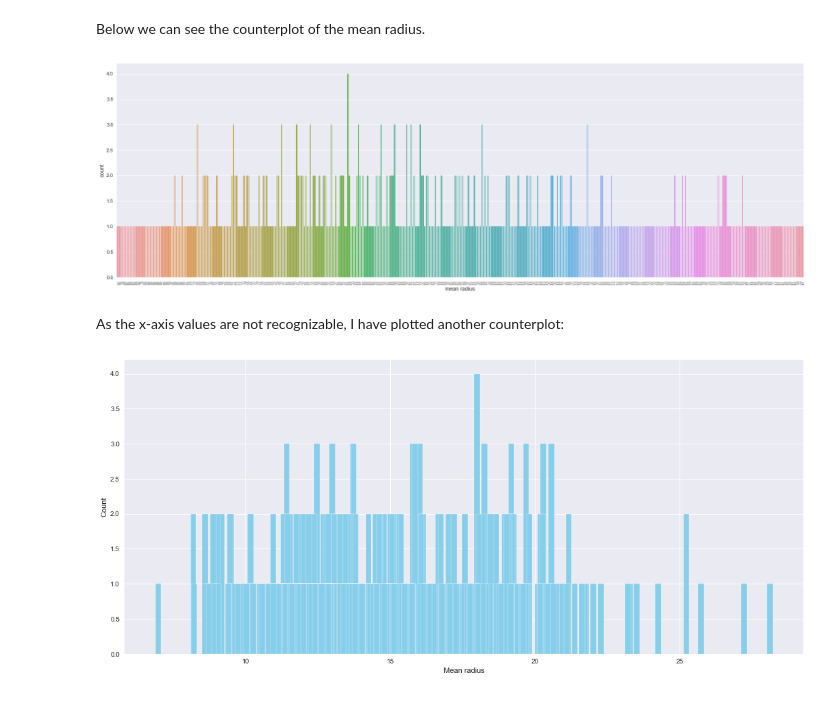
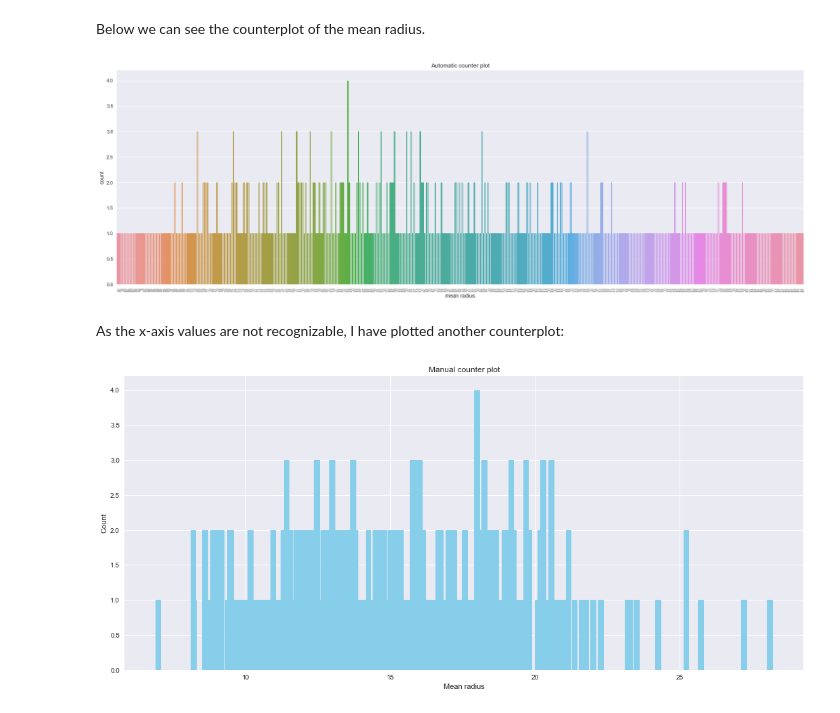
Before and after one commit to fsentin/uzop, a Jupyter notebook: projectNotebook.ipynb, the cells around one changed output. Drawn from its saved outputs; the diff is of its cells as text; code cells hidden in the pictures.

```diff
--- a/projectNotebook.ipynb
+++ b/projectNotebook.ipynb
@@ -69,6 +74,7 @@ We are especially interested in the mean values, so we will extract them from th
 # %%
-X = X[['mean radius', 'mean texture', 'mean perimeter', 'mean area', 'mean smoothness', 'mean compactness', 'mean concavity', 'mean concave points', 'mean symmetry', 'mean fractal dimension']]
-X.describe()
+X_mean = X[['mean radius', 'mean texture', 'mean perimeter', 'mean area', 'mean smoothness', 'mean compactness', 'mean concavity', 'mean concave points', 'mean symmetry', 'mean fractal dimension']]
+D_mean = D[[ 'diagnosis', 'mean radius', 'mean texture', 'mean perimeter', 'mean area', 'mean smoothness', 'mean compactness', 'mean concavity', 'mean concave points', 'mean symmetry', 'mean fractal dimension']]
+X_mean.describe()
 # %% [output]
 |  | mean radius | mean texture | mean perimeter | mean area | mean smoothness | mean compactness | ... |
 | count | 569.000000 | 569.000000 | 569.000000 | 569.000000 | 569.000000 | 569.000000 | ... |
@@ -85,18 +91,20 @@ Below we can see the counterplot of the mean radius.
 plt.figure(figsize = (25,8))
 ax = sns.countplot(x=X['mean radius'])
 ax.set_xticklabels(ax.get_xticklabels(), rotation=90, ha="left", fontsize=3)
+plt.title('Automatic counter plot')
 plt.show()
 # %% [output]
-[figure, old version]
+[figure, new version]
 # %% [markdown]
 As the x-axis values are not recognizable, I have plotted another counterplot:
 # %%
 plt.figure(figsize = (18,8))
 plt.bar(X['mean radius'].to_numpy()[:456], X['mean radius'].value_counts().to_numpy(), color='skyblue', width=0.2)
-plt.xlabel("Mean radius")
-plt.ylabel("Count")
+plt.title('Manual counter plot')
+plt.xlabel('Mean radius')
+plt.ylabel('Count')
 plt.show()
 # %% [output]
-[figure, old version]
+[figure, new version]
 # %% [markdown]
 The authors of the scientific paper have determined the following from the counter graph: *it can be observed that suspected patients not bearing cancer have a mean radius of around 1, whereas suspected patients bearing cancer have a
```
Also changed, not shown: parts of 25 cells of this notebook, 1 other file.
